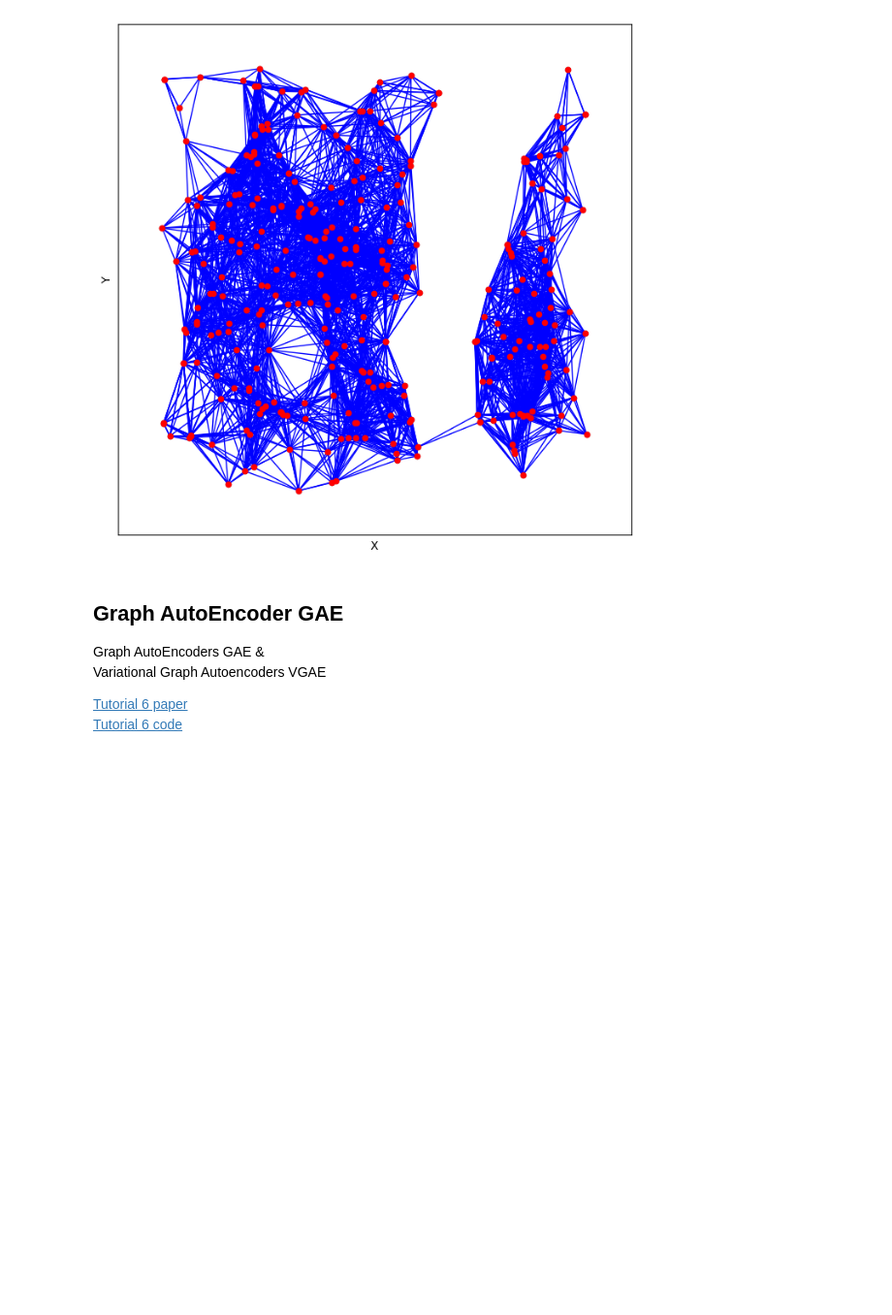
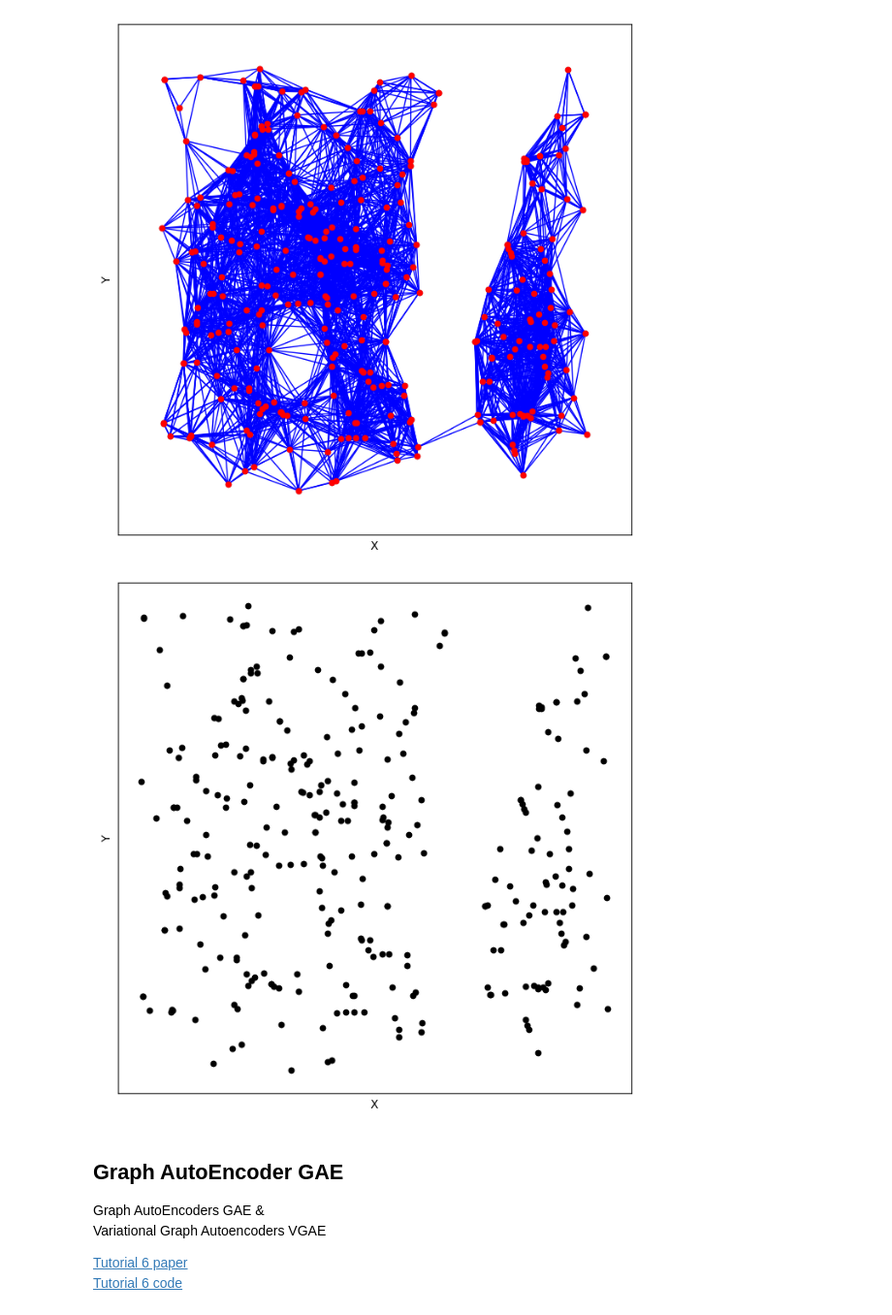
Before and after one commit to jegraham/Phase-0-Original-AutoEncoder, a Jupyter notebook: Graham,_Jessica_GAE_Clustering_Phase_1_KMeans.ipynb, the cells around one changed output. Shown at 97% size. Saved outputs shown, nothing was run; the diff lists cells and outputs as text; code cells hidden in the pictures; blank space fills up the shorter version.

```diff
--- a/Graham,_Jessica_GAE_Clustering_Phase_1_KMeans.ipynb
+++ b/Graham,_Jessica_GAE_Clustering_Phase_1_KMeans.ipynb
@@ -270,6 +296,22 @@ ax.set_ylabel('Y')
 plt.show()
 # %% [output]
 [figure]
+# %%
+# Plotting Graph (Version 2)
+X = df[['X', 'Y']].values
+
+# create a layout for the graph nodes
+pos = dict(zip(range(len(df)), X))
+
+# draw the graph
+fig, ax = plt.subplots(figsize=(8, 8))
+ax.scatter(df['X'], df['Y'], s=20, color='grey')
+nx.draw_networkx_nodes(G, pos, node_color='black', node_size=20, ax=ax)
+ax.set_xlabel('X')
+ax.set_ylabel('Y')
+plt.show()
+# %% [output]
+[figure, added]
 # %% [markdown]
 ## Graph AutoEncoder GAE
 
```
Also changed, not shown: parts of 9 cells of this notebook.
